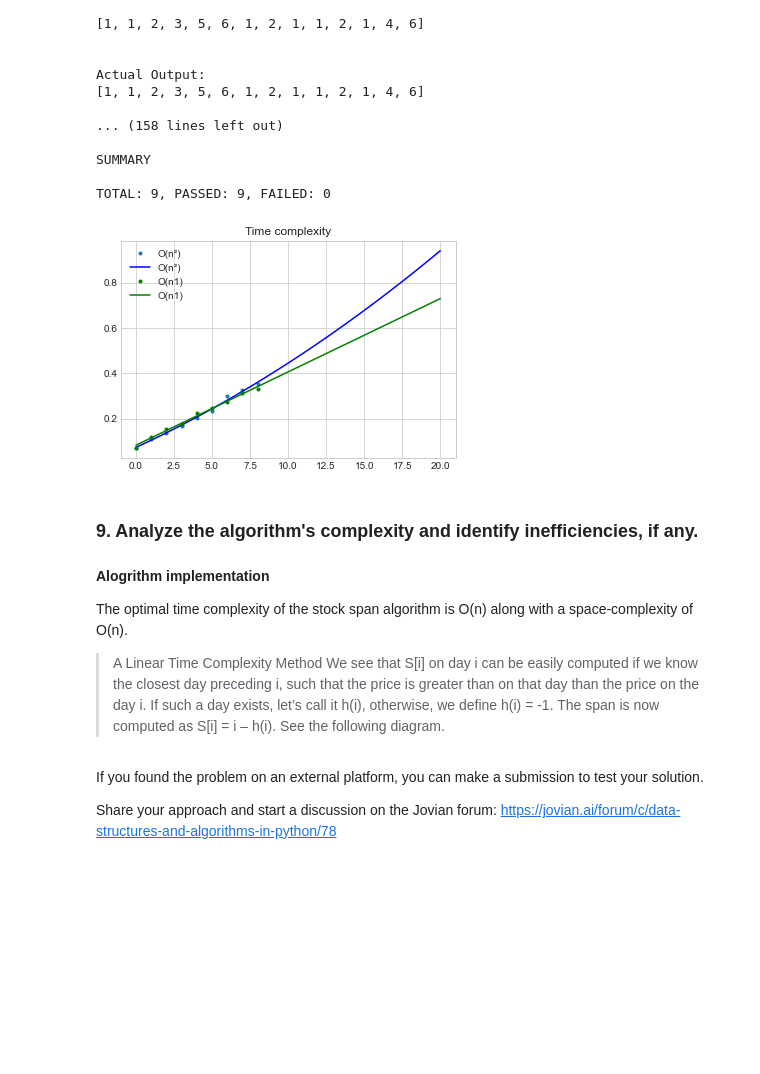
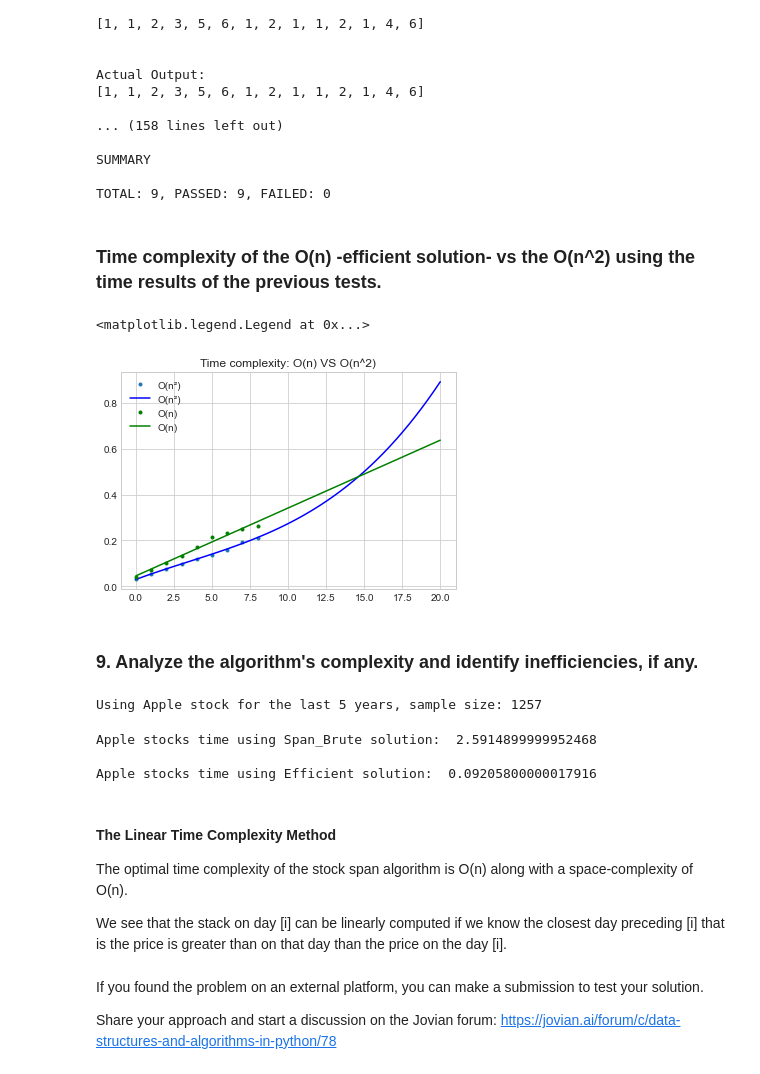
Before and after one commit to Vedia-JerezDaniel/Py_ALDA, a Jupyter notebook: stock_span.ipynb, the cells around one changed output. Cells and saved outputs as stored; diff of their text form; code cells hidden in the pictures; blank space fills up the shorter version.

```diff
--- a/stock_span.ipynb
+++ b/stock_span.ipynb
@@ -413,12 +430,12 @@ time1 = np.cumsum(time0)
 N = np.arange(0,9,1)
 
 ax = plt.axes()
-z = np.polyfit(N,time1,2)
+z = np.polyfit(N,time1,3)
 p = np.poly1d(z)
 xp = np.linspace(0, 20)
 
 plt.plot(N, time1, '.', xp, p(xp),'-b', label='O(n²)')
 # plt.plot(N, time_0, '-g', label='O(n)')
-plt.title("Time complexity")
-plt.legend();
+plt.title("Time complexity of O(n^2)")
+plt.legend()
 # %% [output]
@@ -516,5 +528,5 @@ PASSED
 # %%
-res4 = evaluate_test_cases(span_brute, tests)
+res4 = evaluate_test_cases(calculateSpan, tests)
 # %% [output]
 TEST CASE #0
 
@@ -533,48 +545,82 @@ Actual Output:
 SUMMARY
 
 TOTAL: 9, PASSED: 9, FAILED: 0
+# %% [markdown]
+### Time complexity of the O(n) -efficient solution- vs the O(n^2) using the time results of the previous tests.
 # %%
 time0 = []*len(res2)
 
 for p in res2:
    time0.append(p[2])
 time1 = np.cumsum(time0)
 
 N = np.arange(0,9,1)
 
 ax = plt.axes()
-z1 = np.polyfit(N,time1,2)
+z1 = np.polyfit(N,time1,3)
 p1 = np.poly1d(z1)
 xp = np.linspace(0, 20)
 
 ## GRAPH for O(N)
 time2 = []*len(res4)
 
 for p in res4:
    time2.append(p[2])
 time3 = np.cumsum(time2)
 
 z2 = np.polyfit(N,time3,1)
 p2 = np.poly1d(z2)
 # xp = np.linspace(0, 20)
 
 plt.plot(N, time1, '.', xp, p1(xp),'-b', label='O(n²)')
-plt.plot(N, time3, '.g', xp, p2(xp),'-g', label='O(n1)')
-# plt.plot(N, time_0, '-g', label='O(n)')
-plt.title("Time complexity")
-plt.legend();
+plt.plot(N, time3, '.g', xp, p2(xp),'-g', label='O(n)')
+plt.title("Time complexity: O(n) VS O(n^2)")
+plt.legend()
 # %% [output]
+<matplotlib.legend.Legend at 0x...>
-[figure, old version]
+[figure, new version]
 # %% [markdown]
 ### 9. Analyze the algorithm's complexity and identify inefficiencies, if any.
+# %%
+import pandas as pd
+
+apl = pd.read_csv('C:\\Users\\magda\\Desktop\\AAPL2.csv')
+
+print(f"Using Apple stock for the last 5 years, sample size: {len(apl)}")
+
+apl_test = {
+    'input': {'price': apl.values.tolist()}}
+# %% [output]
+Using Apple stock for the last 5 years, sample size: 1257
+# %%
+import timeit
+
+start = timeit.default_timer()
+
+fin1 = span_brute(apl_test['input']['price'])
+
+stop = timeit.default_timer()
+
+print('Apple stocks time using Span_Brute solution: ', (stop - start)*60)
+
+
+start = timeit.default_timer()
+
+fin2 = calculateSpan(apl_test['input']['price'])
+
+stop = timeit.default_timer()
+
+print('\nApple stocks time using Efficient solution: ', (stop - start)*60)
+# %% [output]
+Apple stocks time using Span_Brute solution:  2.5914899999952468
+
+Apple stocks time using Efficient solution:  0.09205800000017916
 # %% [markdown]
-**Alogrithm implementation**
+#### The Linear Time Complexity Method
 
 The optimal time complexity of the stock span algorithm is O(n) along with a space-complexity of O(n).
 
-> A Linear Time Complexity Method
-We see that S[i] on day i can be easily computed if we know the closest day preceding i, such that the price is greater than on that day than the price on the day i. If such a day exists, let’s call it h(i), otherwise, we define h(i) = -1.
-The span is now computed as S[i] = i – h(i). See the following diagram.
+We see that the stack on day [i] can be linearly computed if we know the closest day preceding [i] that is the price is greater than on that day than the price on the day [i].
 # %% [markdown]
 If you found the problem on an external platform, you can make a submission to test your solution.
 
```
Also changed, not shown: parts of 17 cells of this notebook, 1 other file.
